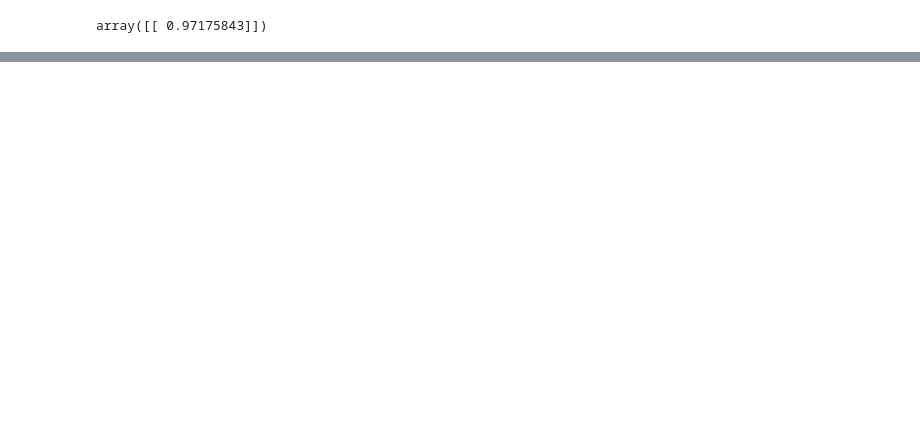
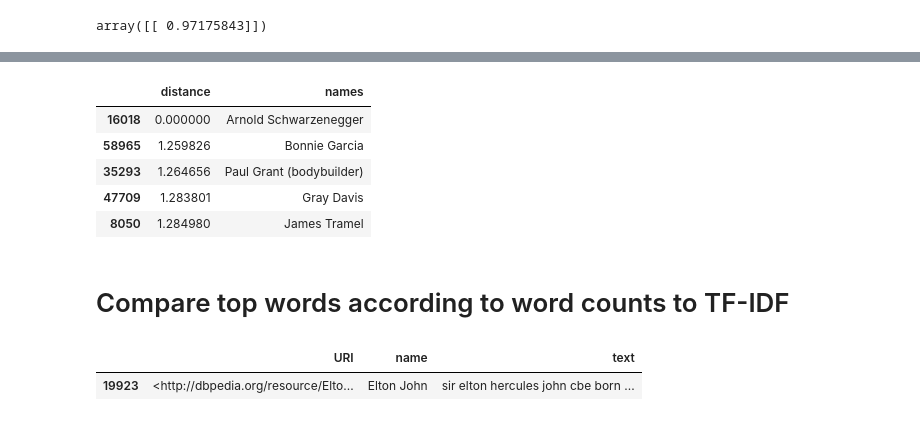
Before and after one commit to abevieiramota/coursera-ml-foundations, a Jupyter notebook: Week 4/assignment.ipynb, the cells around one changed output, grey strips where cells are left out. Drawn from its saved outputs; the diff is of its cells as text; code cells hidden in the pictures; blank space fills up the shorter version.

```diff
--- a/Week 4/assignment.ipynb
+++ b/Week 4/assignment.ipynb
@@ -112,0 +165,27 @@ array([[ 0.97175843]])
+# %%
+def neighbors(name, data, model):
+
+    df_ = df[df['name'] == name]
+    df__ix = df.index.get_indexer_for(df_.index)
+
+    dists, neigh_ixs = model.kneighbors(data[df__ix, :])
+
+    return pd.DataFrame({"distance": dists[0],
+                  "names": df.iloc[neigh_ixs[0], df.columns.get_loc("name")]})
+# %%
+neighbors("Arnold Schwarzenegger")
+# %% [output]
+|  | distance | names |
+| 16018 | 0.000000 | Arnold Schwarzenegger |
+| 58965 | 1.259826 | Bonnie Garcia |
+| 35293 | 1.264656 | Paul Grant (bodybuilder) |
+| 47709 | 1.283801 | Gray Davis |
+| 8050 | 1.284980 | James Tramel |
+# %% [markdown]
+# Compare top words according to word counts to TF-IDF
+# %%
+elton = df[df.name == "Elton John"]
+elton
+# %% [output]
+|  | URI | name | text |
+| 19923 | <http://dbpedia.org/resource/Elto... | Elton John | sir elton hercules john cbe born ... |
```
Also changed, not shown: parts of 24 cells of this notebook.
